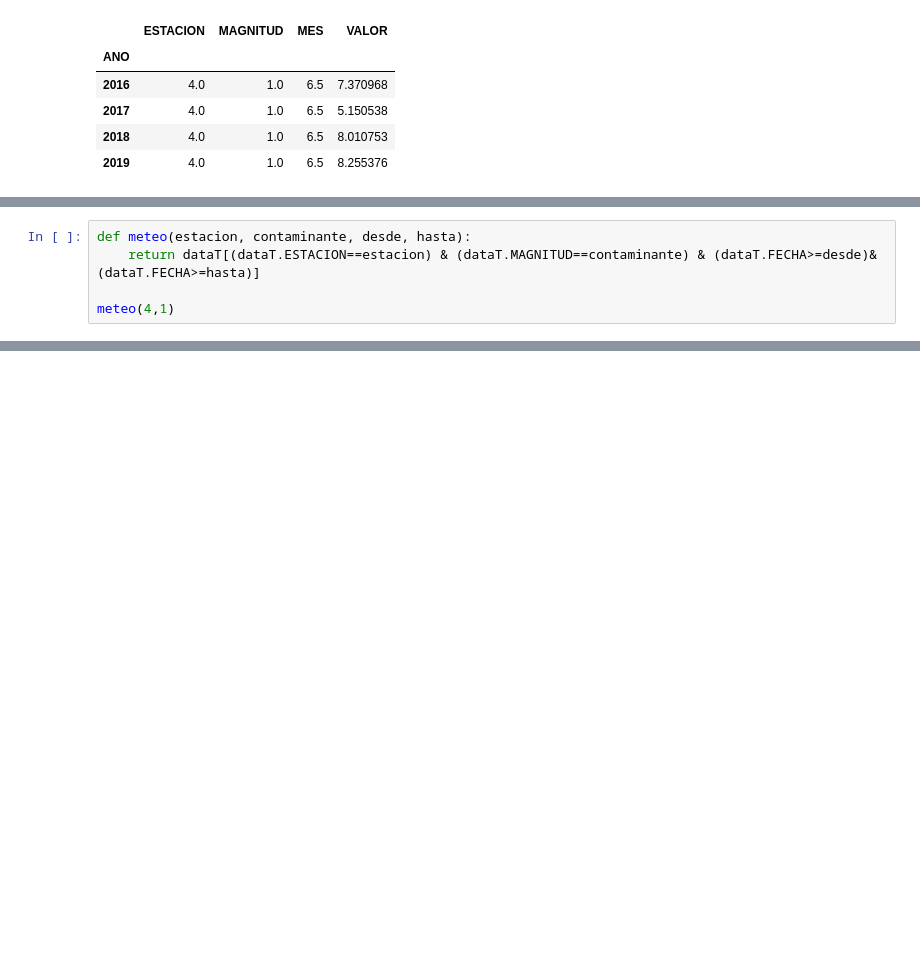
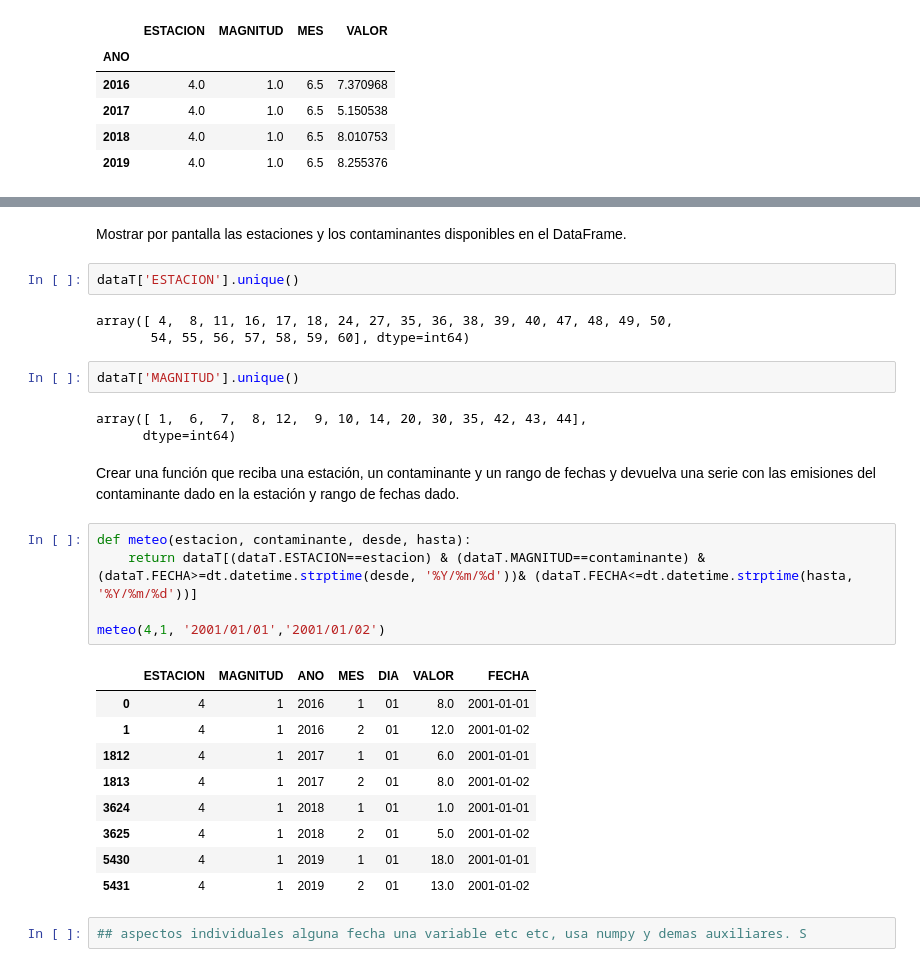
Before and after one commit to kineticske/np-pd-practice, a Jupyter notebook: analisis_e.ipynb, the cells around one changed output, grey strips where cells are left out. Cells and saved outputs as stored; diff of their text form; blank space fills up the shorter version.

```diff
--- a/analisis_e.ipynb
+++ b/analisis_e.ipynb
@@ -149,5 +99,0 @@ Crear una función que reciba una estación, un contaminante y un rango de fecha
-# %%
-def meteo(estacion, contaminante, desde, hasta):
-    return dataT[(dataT.ESTACION==estacion) & (dataT.MAGNITUD==contaminante) & (dataT.FECHA>=desde)& (dataT.FECHA>=hasta)]
-
-meteo(4,1)
@@ -155,0 +136,31 @@ meteo(4,1)
+# %% [markdown]
+Mostrar por pantalla las estaciones y los contaminantes disponibles en el DataFrame.
+# %%
+dataT['ESTACION'].unique()
+# %% [output]
+array([ 4,  8, 11, 16, 17, 18, 24, 27, 35, 36, 38, 39, 40, 47, 48, 49, 50,
+       54, 55, 56, 57, 58, 59, 60], dtype=int64)
+# %%
+dataT['MAGNITUD'].unique()
+# %% [output]
+array([ 1,  6,  7,  8, 12,  9, 10, 14, 20, 30, 35, 42, 43, 44],
+      dtype=int64)
+# %% [markdown]
+Crear una función que reciba una estación, un contaminante y un rango de fechas y devuelva una serie con las emisiones del contaminante dado en la estación y rango de fechas dado.
+# %%
+def meteo(estacion, contaminante, desde, hasta):
+    return dataT[(dataT.ESTACION==estacion) & (dataT.MAGNITUD==contaminante) & (dataT.FECHA>=dt.datetime.strptime(desde, '%Y/%m/%d'))& (dataT.FECHA<=dt.datetime.strptime(hasta, '%Y/%m/%d'))]
+
+meteo(4,1, '2001/01/01','2001/01/02')
+# %% [output]
+|  | ESTACION | MAGNITUD | ANO | MES | DIA | VALOR | FECHA |
+| 0 | 4 | 1 | 2016 | 1 | 01 | 8.0 | 2001-01-01 |
+| 1 | 4 | 1 | 2016 | 2 | 01 | 12.0 | 2001-01-02 |
+| 1812 | 4 | 1 | 2017 | 1 | 01 | 6.0 | 2001-01-01 |
+| 1813 | 4 | 1 | 2017 | 2 | 01 | 8.0 | 2001-01-02 |
+| 3624 | 4 | 1 | 2018 | 1 | 01 | 1.0 | 2001-01-01 |
+| 3625 | 4 | 1 | 2018 | 2 | 01 | 5.0 | 2001-01-02 |
+| 5430 | 4 | 1 | 2019 | 1 | 01 | 18.0 | 2001-01-01 |
+| 5431 | 4 | 1 | 2019 | 2 | 01 | 13.0 | 2001-01-02 |
+# %%
+## aspectos individuales alguna fecha una variable etc etc, usa numpy y demas auxiliares. S
```
Also changed, not shown: parts of 12 cells of this notebook.
